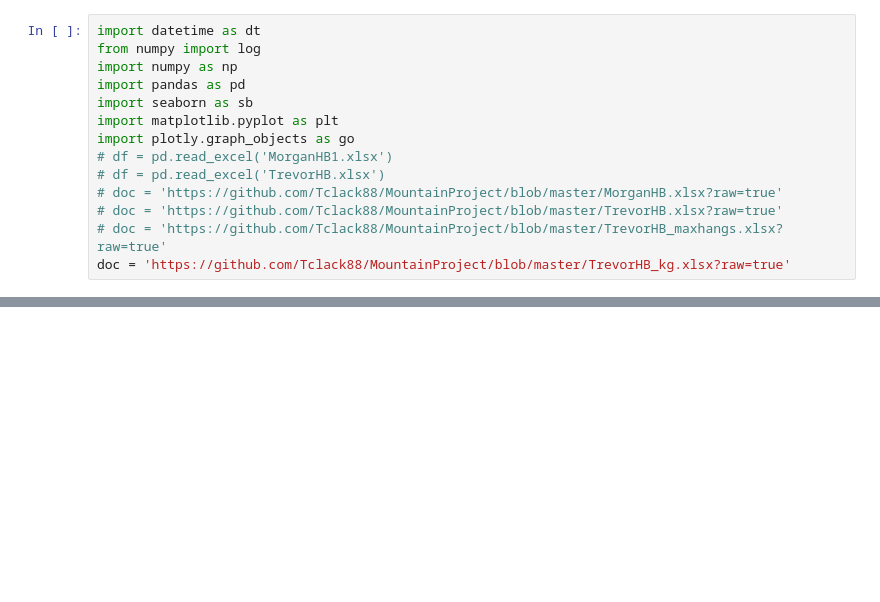
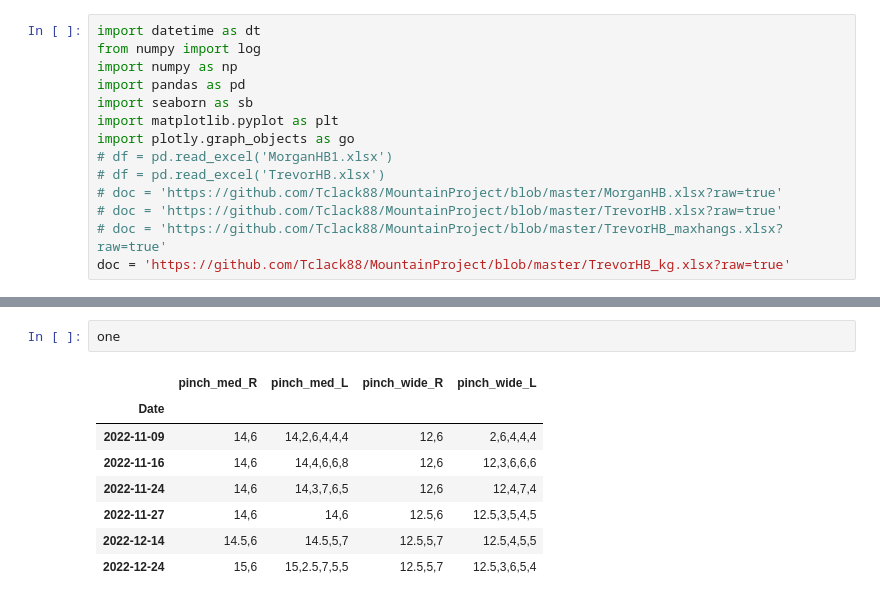
Before and after one commit to Tclack88/MountainProject, a Jupyter notebook: HangboardProgress.ipynb, the cells around one changed output, grey strips where cells are left out. Drawn from its saved outputs; the diff is of its cells as text; blank space fills up the shorter version.

```diff
--- a/HangboardProgress.ipynb
+++ b/HangboardProgress.ipynb
@@ -236,0 +160,11 @@ fig.show()
+# %%
+one
+# %% [output]
+|  | pinch_med_R | pinch_med_L | pinch_wide_R | pinch_wide_L |
+| Date |  |  |  |  |
+| 2022-11-09 | 14,6 | 14,2,6,4,4,4 | 12,6 | 2,6,4,4,4 |
+| 2022-11-16 | 14,6 | 14,4,6,6,8 | 12,6 | 12,3,6,6,6 |
+| 2022-11-24 | 14,6 | 14,3,7,6,5 | 12,6 | 12,4,7,4 |
+| 2022-11-27 | 14,6 | 14,6 | 12.5,6 | 12.5,3,5,4,5 |
+| 2022-12-14 | 14.5,6 | 14.5,5,7 | 12.5,5,7 | 12.5,4,5,5 |
+| 2022-12-24 | 15,6 | 15,2.5,7,5,5 | 12.5,5,7 | 12.5,3,6,5,4 |
```
Also changed, not shown: parts of 12 cells of this notebook.
